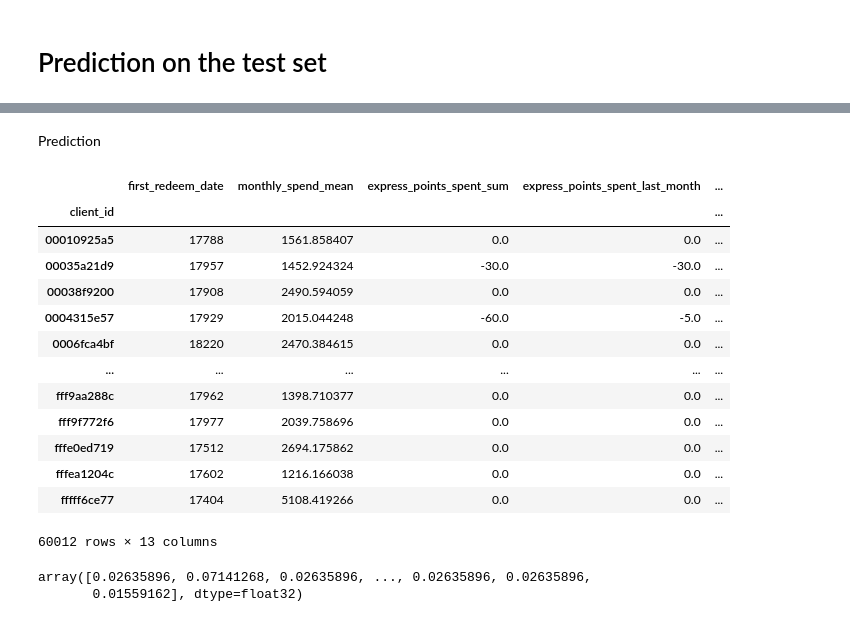
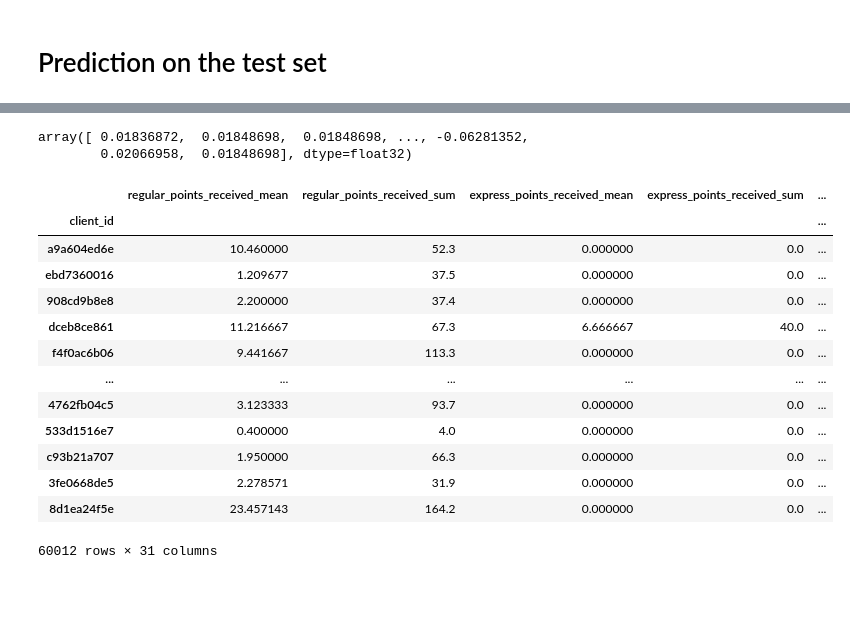
Before and after one commit to Denis-Kazakov/Kaggle_CFT_uplift, a Jupyter notebook: 12_2_feature_selection_greedy.ipynb, the cells around one changed output, grey strips where cells are left out. Saved outputs shown, nothing was run; the diff lists cells and outputs as text; code cells hidden in the pictures; blank space fills up the shorter version.

```diff
--- a/12_2_feature_selection_greedy.ipynb
+++ b/12_2_feature_selection_greedy.ipynb
@@ -49,0 +227,3 @@ sfs = SequentialFeatureSelector(estimator = model,
+# %%
+best_features_1 = results.features[:12].to_list()
+best_features_1
@@ -107,0 +288,12 @@ Name: purchased, Length: 140027, dtype: int64
+# %%
+model_1 = ClassTransformation(estimator = XGBClassifier(random_state=8,
+                                                      use_label_encoder=False,
+                                                     learning_rate=0.05,
+                                                      max_depth=3,
+                                                      n_estimators=25,
+                                                      reg_alpha=0.05,
+                                                      reg_lambda=0))
+model_1.fit(
+        X=X[best_features_1],
+        y=y,
+        treatment=treat)
@@ -108,2 +356,3 @@ Name: purchased, Length: 140027, dtype: int64
 # %%
-model_full = ClassTransformation(estimator = estimator)
+y_pred_1 = model_1.predict(X_test[best_features_1])
+y_pred_2 = model_2.predict(X_test[best_features_2])
@@ -140,27 +359,23 @@ Wall time: 866 ms
-# %% [markdown]
-Prediction
-# %%
-X_test_final = pd.read_csv('clients_test_modified_2.csv',
-                           index_col='client_id')\
-    .loc[:, best_features]
-X_test_final
-# %% [output]
-|  | first_redeem_date | monthly_spend_mean | express_points_spent_sum | express_points_spent_last_month | ... |
-| client_id |  |  |  |  | ... |
-| 00010925a5 | 17788 | 1561.858407 | 0.0 | 0.0 | ... |
-| 00035a21d9 | 17957 | 1452.924324 | -30.0 | -30.0 | ... |
-| 00038f9200 | 17908 | 2490.594059 | 0.0 | 0.0 | ... |
-| 0004315e57 | 17929 | 2015.044248 | -60.0 | -5.0 | ... |
-| 0006fca4bf | 18220 | 2470.384615 | 0.0 | 0.0 | ... |
-| ... | ... | ... | ... | ... | ... |
-| fff9aa288c | 17962 | 1398.710377 | 0.0 | 0.0 | ... |
-| fff9f772f6 | 17977 | 2039.758696 | 0.0 | 0.0 | ... |
-| fffe0ed719 | 17512 | 2694.175862 | 0.0 | 0.0 | ... |
-| fffea1204c | 17602 | 1216.166038 | 0.0 | 0.0 | ... |
-| fffff6ce77 | 17404 | 5108.419266 | 0.0 | 0.0 | ... |
-60012 rows × 13 columns
-# %%
-y_pred_test = model_full.predict(X_test_final); y_pred_test
-# %% [output]
-array([0.02635896, 0.07141268, 0.02635896, ..., 0.02635896, 0.02635896,
-       0.01559162], dtype=float32)
+# %%
+y_pred_1
+# %% [output]
+array([ 0.01836872,  0.01848698,  0.01848698, ..., -0.06281352,
+        0.02066958,  0.01848698], dtype=float32)
+# %%
+X_test['pred'] = y_pred_1
+X_test
+# %% [output]
+|  | regular_points_received_mean | regular_points_received_sum | express_points_received_mean | express_points_received_sum | ... |
+| client_id |  |  |  |  | ... |
+| a9a604ed6e | 10.460000 | 52.3 | 0.000000 | 0.0 | ... |
+| ebd7360016 | 1.209677 | 37.5 | 0.000000 | 0.0 | ... |
+| 908cd9b8e8 | 2.200000 | 37.4 | 0.000000 | 0.0 | ... |
+| dceb8ce861 | 11.216667 | 67.3 | 6.666667 | 40.0 | ... |
+| f4f0ac6b06 | 9.441667 | 113.3 | 0.000000 | 0.0 | ... |
+| ... | ... | ... | ... | ... | ... |
+| 4762fb04c5 | 3.123333 | 93.7 | 0.000000 | 0.0 | ... |
+| 533d1516e7 | 0.400000 | 4.0 | 0.000000 | 0.0 | ... |
+| c93b21a707 | 1.950000 | 66.3 | 0.000000 | 0.0 | ... |
+| 3fe0668de5 | 2.278571 | 31.9 | 0.000000 | 0.0 | ... |
+| 8d1ea24f5e | 23.457143 | 164.2 | 0.000000 | 0.0 | ... |
+60012 rows × 31 columns
```
Also changed, not shown: parts of 36 cells of this notebook, 1 other file.
